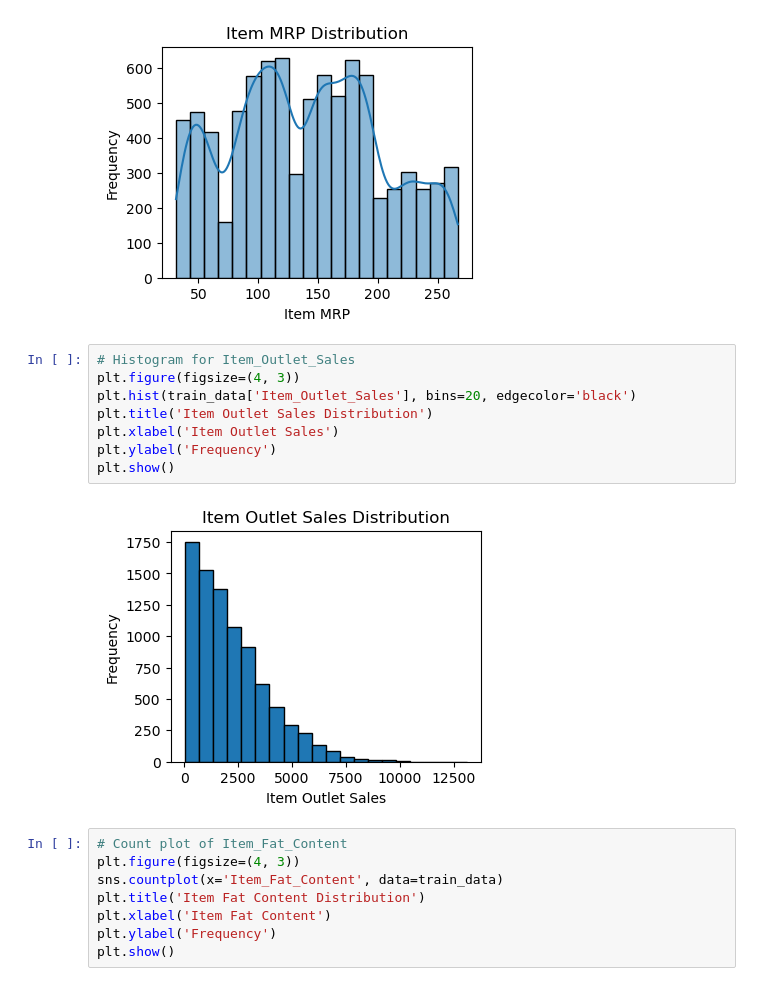
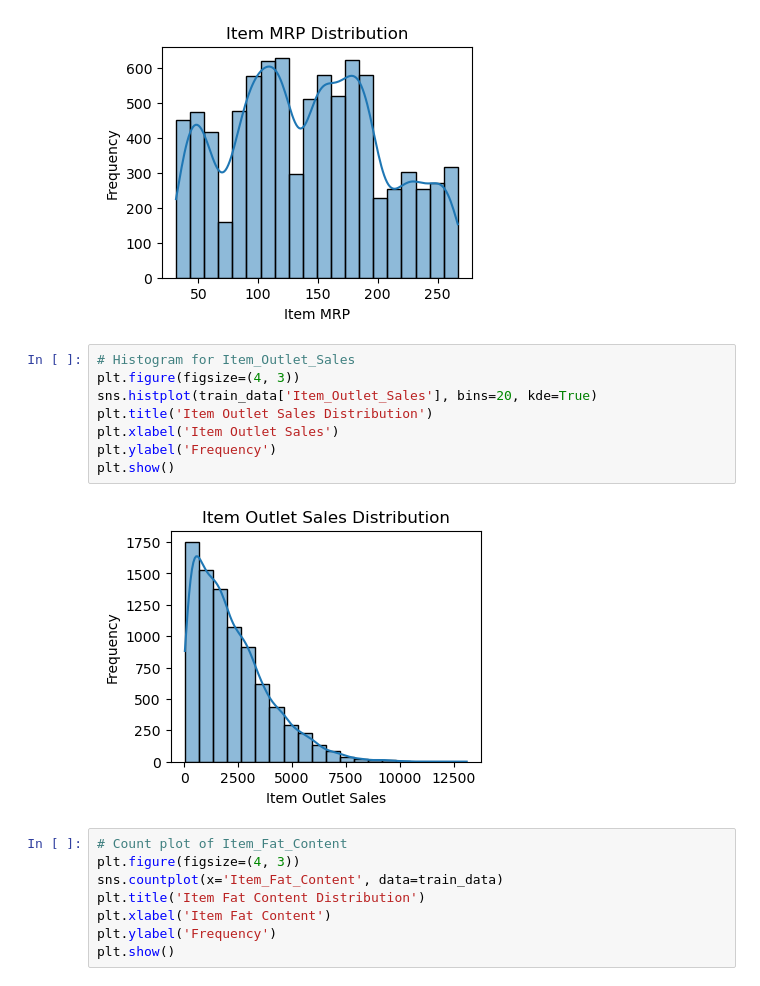
Before and after one commit to Technocolabs100/BigMart-Sales-Analysis, a Jupyter notebook: Technocollabs - Task 1.ipynb, the cells around one changed output. Drawn from its saved outputs; the diff is of its cells as text.

```diff
--- a/Technocollabs - Task 1.ipynb
+++ b/Technocollabs - Task 1.ipynb
@@ -203,13 +203,13 @@ plt.show()
 # %%
 # Histogram for Item_Outlet_Sales
 plt.figure(figsize=(4, 3))
-plt.hist(train_data['Item_Outlet_Sales'], bins=20, edgecolor='black')
+sns.histplot(train_data['Item_Outlet_Sales'], bins=20, kde=True)
 plt.title('Item Outlet Sales Distribution')
 plt.xlabel('Item Outlet Sales')
 plt.ylabel('Frequency')
 plt.show()
 # %% [output]
-[figure, old version]
+[figure, new version]
 # %%
 # Count plot of Item_Fat_Content
 plt.figure(figsize=(4, 3))
```
Also changed, not shown: parts of 21 cells of this notebook, 3 other files.
